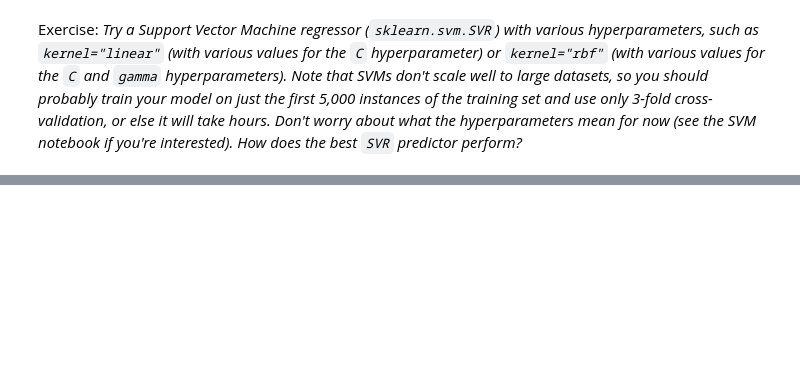
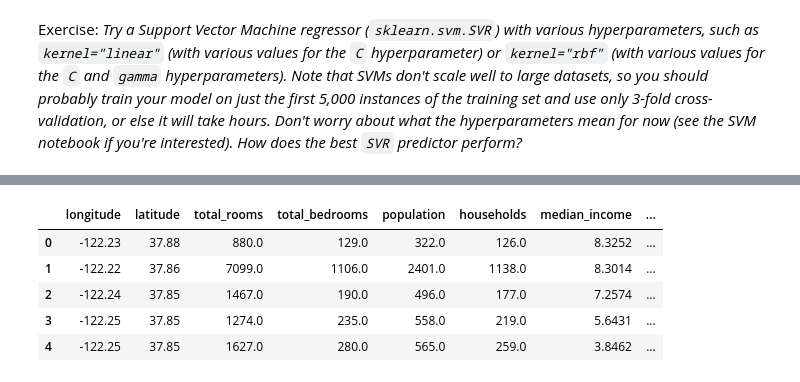
Before and after one commit to KacperCodeCore/9_semestr, a Jupyter notebook: Applications of computer science 2/program1/4/l4.ipynb, the cells around one changed output, grey strips where cells are left out. Cells and saved outputs as stored; diff of their text form; code cells hidden in the pictures; blank space fills up the shorter version.

```diff
--- a/Applications of computer science 2/program1/4/l4.ipynb
+++ b/Applications of computer science 2/program1/4/l4.ipynb
@@ -358,0 +47,13 @@ KeyboardInterrupt:
+# %%
+# Assuming 'housing' is your DataFrame
+housing_labels = housing['housing_median_age']  # Target variable
+housing_features = housing.drop(columns='housing_median_age')  # Features (drop target column)
+
+housing_features.head()
+# %% [output]
+|  | longitude | latitude | total_rooms | total_bedrooms | population | households | median_income | ... |
+| 0 | -122.23 | 37.88 | 880.0 | 129.0 | 322.0 | 126.0 | 8.3252 | ... |
+| 1 | -122.22 | 37.86 | 7099.0 | 1106.0 | 2401.0 | 1138.0 | 8.3014 | ... |
+| 2 | -122.24 | 37.85 | 1467.0 | 190.0 | 496.0 | 177.0 | 7.2574 | ... |
+| 3 | -122.25 | 37.85 | 1274.0 | 235.0 | 558.0 | 219.0 | 5.6431 | ... |
+| 4 | -122.25 | 37.85 | 1627.0 | 280.0 | 565.0 | 259.0 | 3.8462 | ... |
```
Also changed, not shown: parts of 7 cells of this notebook, 4 other files.
